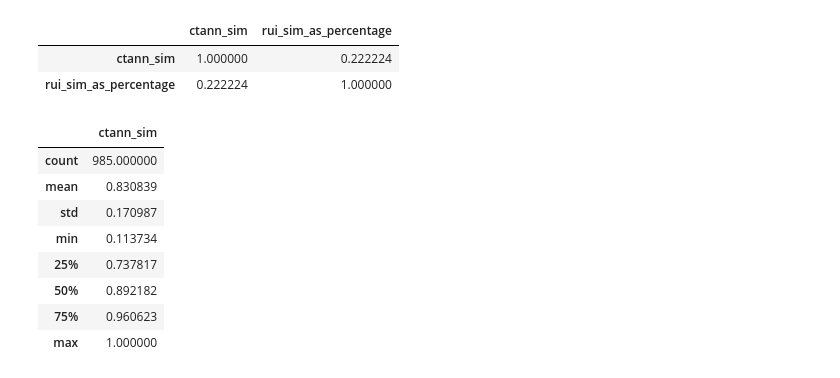
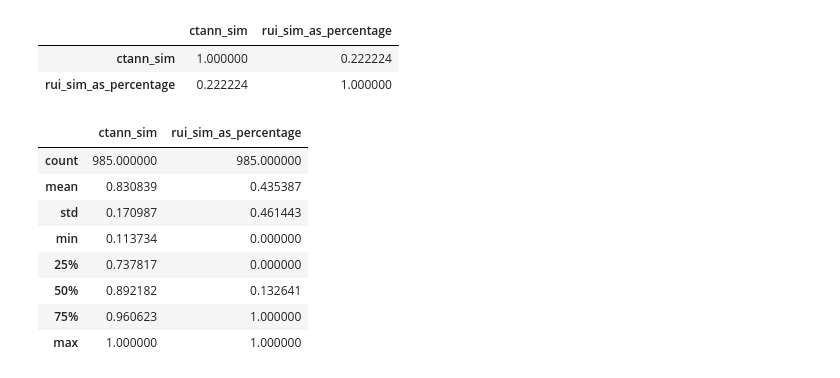
Before and after one commit to cns-iu/hra-cell-type-populations-supporting-information, a Jupyter notebook: validations/rui_ctann/rui_ctann_validation.ipynb, the cells around one changed output. Cells and saved outputs as stored; diff of their text form; code cells hidden in the pictures.

```diff
--- a/validations/rui_ctann/rui_ctann_validation.ipynb
+++ b/validations/rui_ctann/rui_ctann_validation.ipynb
@@ -477,7 +476,7 @@ make_validation_scattergraph(
 [figure]
 # %%
 # correlation
-stats = df_subset[['ctann_sim', 'rui_sim_as_percentage']]
+stats = df_subset[['ctann_sim', 'rui_sim_as_percentage']].astype(float)
 stats.corr(min_periods=3)
 # %% [output]
 |  | ctann_sim | rui_sim_as_percentage |
@@ -485,14 +484,15 @@ stats.corr(min_periods=3)
 | rui_sim_as_percentage | 0.222224 | 1.000000 |
 # %%
 # Mean, STDDEV, min, etc.
-stats.describe()
+summary = stats.describe()
+summary
 # %% [output]
-|  | ctann_sim |
-| count | 985.000000 |
-| mean | 0.830839 |
-| std | 0.170987 |
-| min | 0.113734 |
-| 25% | 0.737817 |
-| 50% | 0.892182 |
-| 75% | 0.960623 |
-| max | 1.000000 |
+|  | ctann_sim | rui_sim_as_percentage |
+| count | 985.000000 | 985.000000 |
+| mean | 0.830839 | 0.435387 |
+| std | 0.170987 | 0.461443 |
+| min | 0.113734 | 0.000000 |
+| 25% | 0.737817 | 0.000000 |
+| 50% | 0.892182 | 0.132641 |
+| 75% | 0.960623 | 1.000000 |
+| max | 1.000000 | 1.000000 |
```
Also changed, not shown: parts of 1 cell of this notebook, 1 other file.
